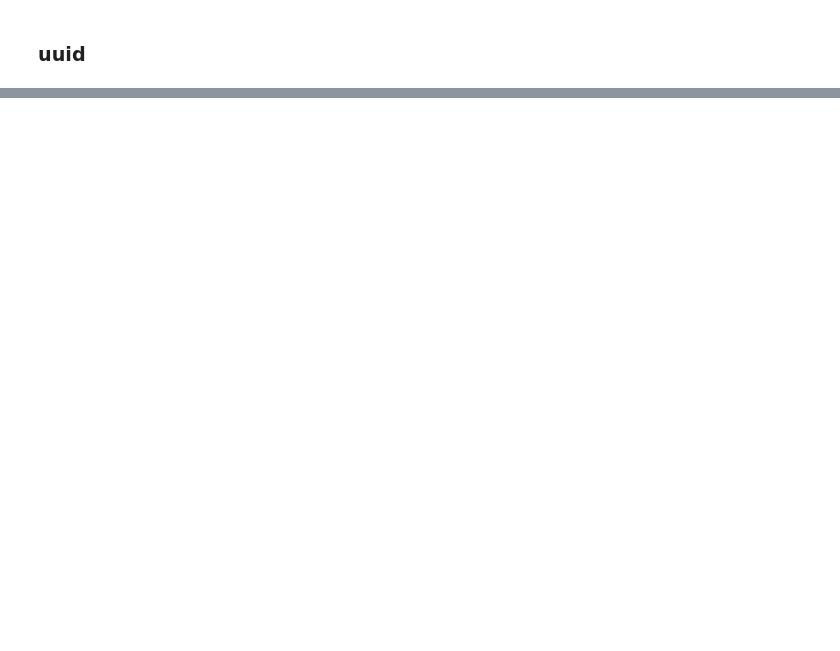
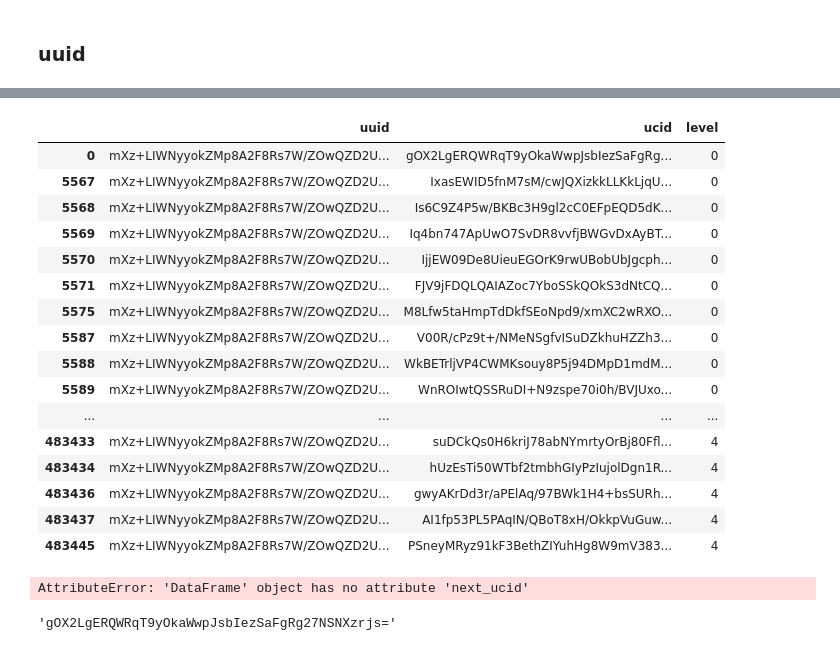
Before and after one commit to likweitan/Assessing-the-Readiness-of-HEI-in-Malaysia-to-Accept-Generation-Alpha, a Jupyter notebook: notebooks/1.3-data-exploration-log-problem.ipynb, the cells around one changed output, grey strips where cells are left out. Drawn from its saved outputs; the diff is of its cells as text; code cells hidden in the pictures; blank space fills up the shorter version.

```diff
--- a/notebooks/1.3-data-exploration-log-problem.ipynb
+++ b/notebooks/1.3-data-exploration-log-problem.ipynb
@@ -170,0 +278,22 @@ sns.barplot(log_problem_raw_df['uuid'], log_problem_raw_df['level'])
+# %%
+test = x[x['uuid']=='mXz+LIWNyyokZMp8A2F8Rs7W/ZOwQZD2Unr4PkQJb/M=']
+# %%
+test
+# %% [output]
+|  | uuid | ucid | level |
+| 0 | mXz+LIWNyyokZMp8A2F8Rs7W/ZOwQZD2U... | gOX2LgERQWRqT9yOkaWwpJsbIezSaFgRg... | 0 |
+| 5567 | mXz+LIWNyyokZMp8A2F8Rs7W/ZOwQZD2U... | IxasEWID5fnM7sM/cwJQXizkkLLKkLjqU... | 0 |
+| 5568 | mXz+LIWNyyokZMp8A2F8Rs7W/ZOwQZD2U... | Is6C9Z4P5w/BKBc3H9gl2cC0EFpEQD5dK... | 0 |
+| 5569 | mXz+LIWNyyokZMp8A2F8Rs7W/ZOwQZD2U... | Iq4bn747ApUwO7SvDR8vvfjBWGvDxAyBT... | 0 |
+| 5570 | mXz+LIWNyyokZMp8A2F8Rs7W/ZOwQZD2U... | IjjEW09De8UieuEGOrK9rwUBobUbJgcph... | 0 |
+| 5571 | mXz+LIWNyyokZMp8A2F8Rs7W/ZOwQZD2U... | FJV9jFDQLQAIAZoc7YboSSkQOkS3dNtCQ... | 0 |
+| 5575 | mXz+LIWNyyokZMp8A2F8Rs7W/ZOwQZD2U... | M8Lfw5taHmpTdDkfSEoNpd9/xmXC2wRXO... | 0 |
+| 5587 | mXz+LIWNyyokZMp8A2F8Rs7W/ZOwQZD2U... | V00R/cPz9t+/NMeNSgfvISuDZkhuHZZh3... | 0 |
+| 5588 | mXz+LIWNyyokZMp8A2F8Rs7W/ZOwQZD2U... | WkBETrljVP4CWMKsouy8P5j94DMpD1mdM... | 0 |
+| 5589 | mXz+LIWNyyokZMp8A2F8Rs7W/ZOwQZD2U... | WnROIwtQSSRuDI+N9zspe70i0h/BVJUxo... | 0 |
+| ... | ... | ... | ... |
+| 483433 | mXz+LIWNyyokZMp8A2F8Rs7W/ZOwQZD2U... | suDCkQs0H6kriJ78abNYmrtyOrBj80Ffl... | 4 |
+| 483434 | mXz+LIWNyyokZMp8A2F8Rs7W/ZOwQZD2U... | hUzEsTi50WTbf2tmbhGIyPzIujolDgn1R... | 4 |
+| 483436 | mXz+LIWNyyokZMp8A2F8Rs7W/ZOwQZD2U... | gwyAKrDd3r/aPElAq/97BWk1H4+bsSURh... | 4 |
+| 483437 | mXz+LIWNyyokZMp8A2F8Rs7W/ZOwQZD2U... | AI1fp53PL5PAqIN/QBoT8xH/OkkpVuGuw... | 4 |
+| 483445 | mXz+LIWNyyokZMp8A2F8Rs7W/ZOwQZD2U... | PSneyMRyz91kF3BethZIYuhHg8W9mV383... | 4 |
@@ -170,0 +302,9 @@ sns.barplot(log_problem_raw_df['uuid'], log_problem_raw_df['level'])
+# %%
+for i in range(0, len(test)):
+    test.next_ucid.values[i] = test.ucid.values[i-1]
+# %% [output]
+AttributeError: 'DataFrame' object has no attribute 'next_ucid'
+# %%
+test.ucid.values[0]
+# %% [output]
+'gOX2LgERQWRqT9yOkaWwpJsbIezSaFgRg27NSNXzrjs='
```
Also changed, not shown: parts of 18 cells of this notebook, 2 other files.
